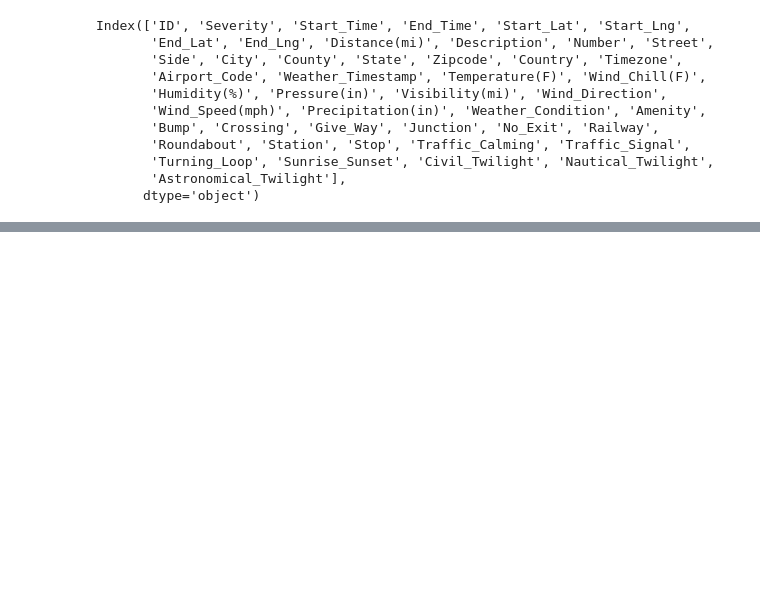
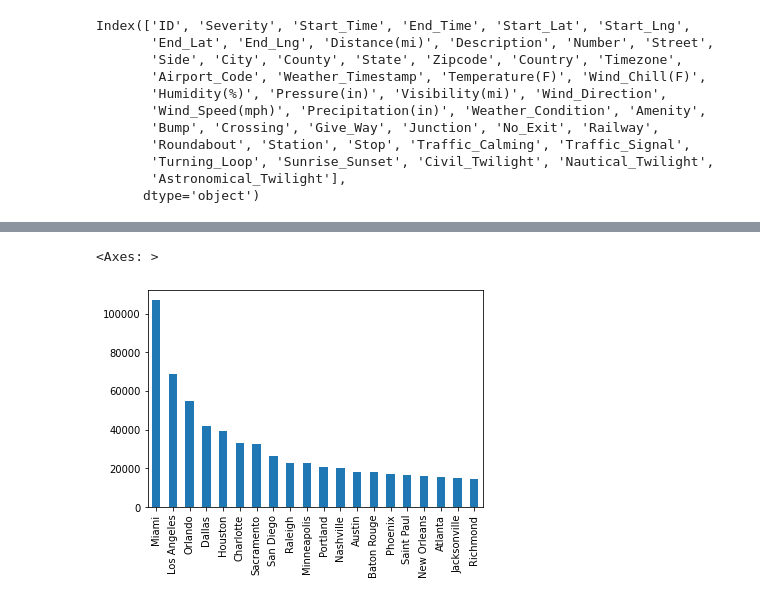
Before and after one commit to athulsunny/US_Accidents_2021-EDA, a Jupyter notebook: US_Accidents_2016_2021.ipynb, the cells around one changed output, grey strips where cells are left out. Drawn from its saved outputs; the diff is of its cells as text; code cells hidden in the pictures; blank space fills up the shorter version.

```diff
--- a/US_Accidents_2016_2021.ipynb
+++ b/US_Accidents_2016_2021.ipynb
@@ -182,0 +196,3 @@ df.describe()
+# %%
+city_by_accident=df.City.value_counts()
+city_by_accident
@@ -182,0 +212,6 @@ df.describe()
+# %%
+#Graph of 20 city which is having the most accidents
+city_by_accident[0:20].plot(kind="bar")
+# %% [output]
+<Axes: >
+[figure, added]
```
Also changed, not shown: parts of 53 cells of this notebook.
